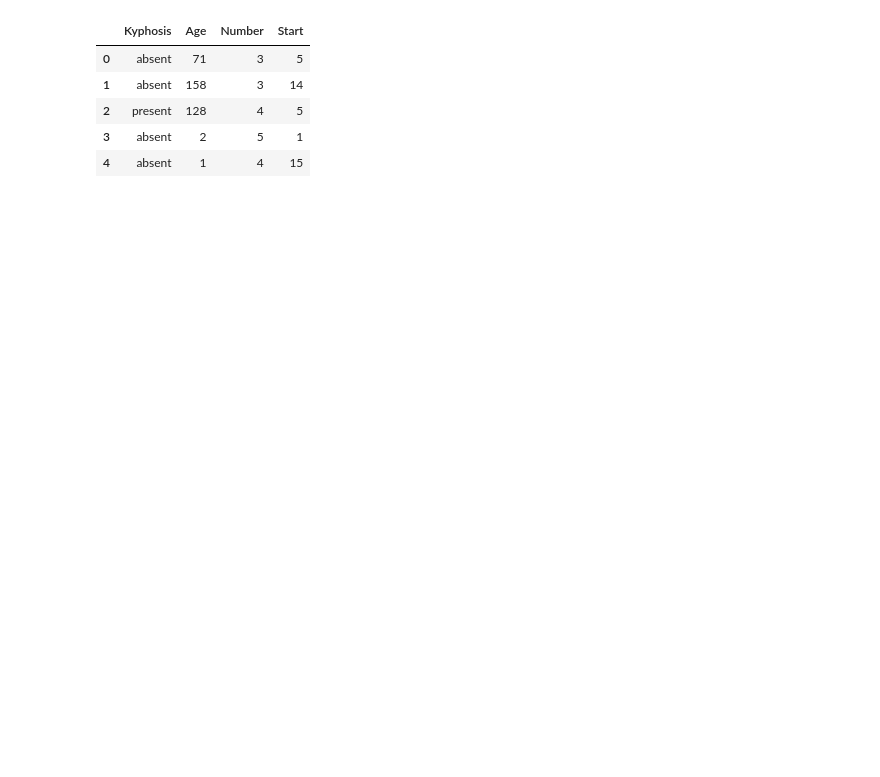
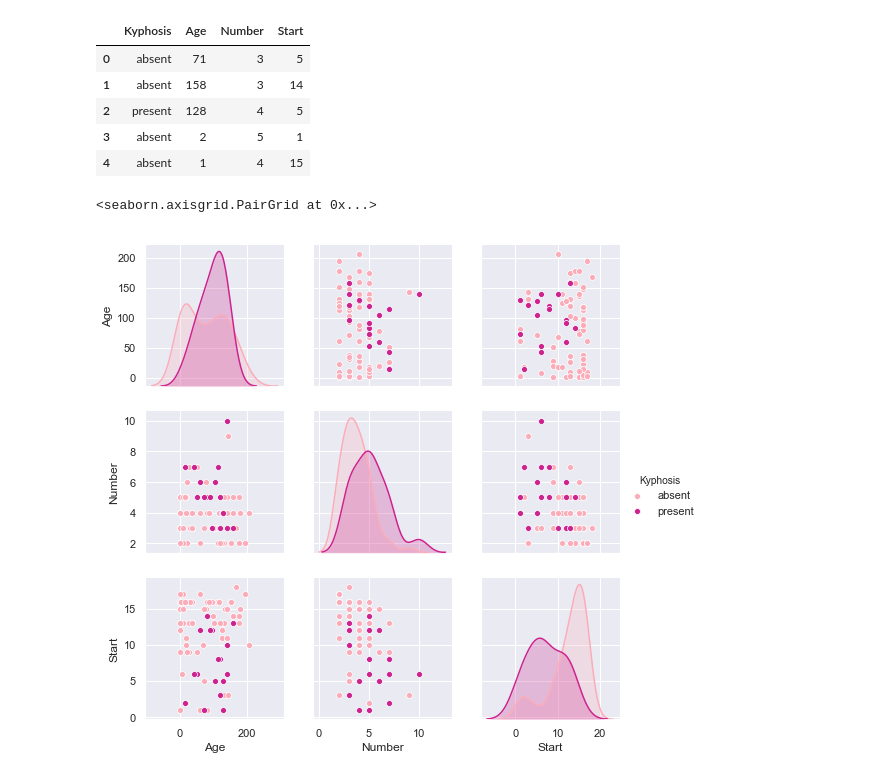
Before and after one commit to mehedi609/ML_Python_Bootcamp, a Jupyter notebook: Machine Learning Section/Decision Trees and Random Forests/Decision Trees and Random Forests in Python.ipynb, the cells around one changed output. Cells and saved outputs as stored; diff of their text form; code cells hidden in the pictures; blank space fills up the shorter version.

```diff
--- a/Machine Learning Section/Decision Trees and Random Forests/Decision Trees and Random Forests in Python.ipynb
+++ b/Machine Learning Section/Decision Trees and Random Forests/Decision Trees and Random Forests in Python.ipynb
@@ -18,3 +18,8 @@ df.head()
 | 2 | present | 128 | 4 | 5 |
 | 3 | absent | 2 | 5 | 1 |
 | 4 | absent | 1 | 4 | 15 |
+# %%
+sns.pairplot(df, hue='Kyphosis', palette='RdPu')
+# %% [output]
+<seaborn.axisgrid.PairGrid at 0x...>
+[figure, added]
```
Also changed, not shown: parts of 15 cells of this notebook, 5 other files.
